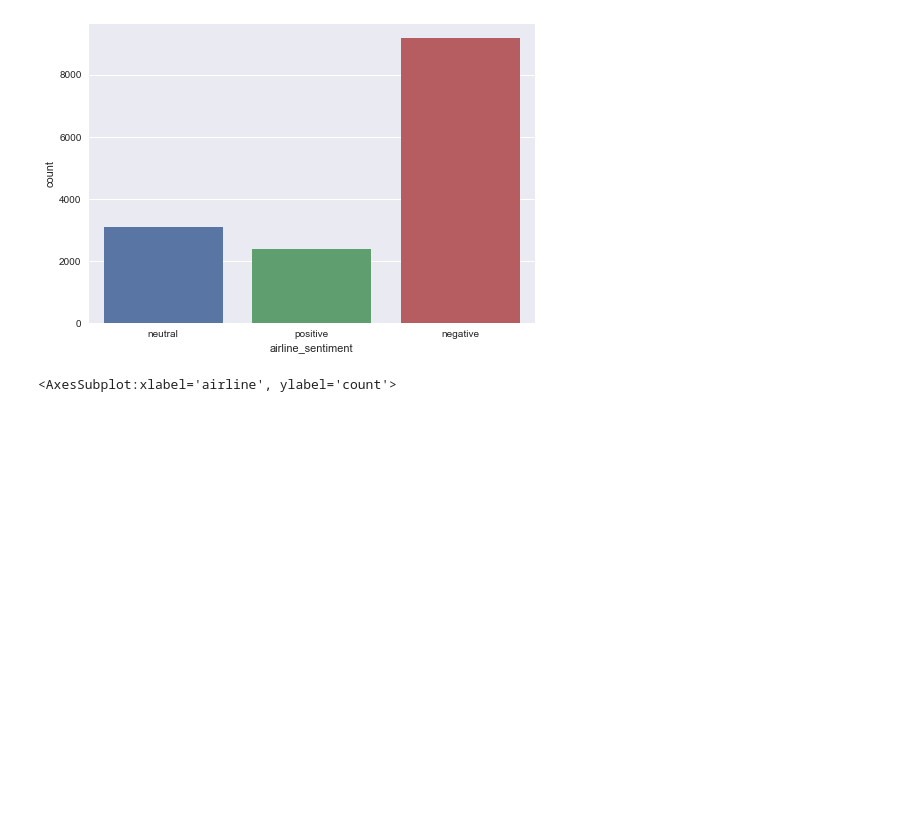
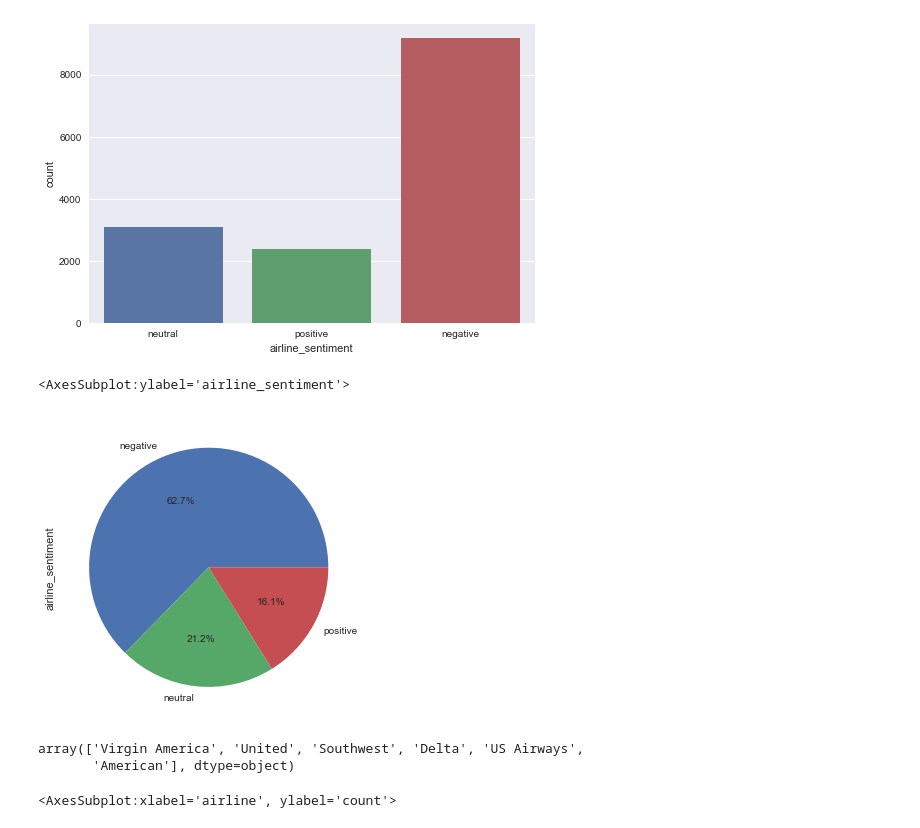
Before and after one commit to abideen-olawuwo/airline-twitter-sentiment, a Jupyter notebook: airline_sentimental_analysis.ipynb, the cells around one changed output. Cells and saved outputs as stored; diff of their text form; code cells hidden in the pictures; blank space fills up the shorter version.

```diff
--- a/airline_sentimental_analysis.ipynb
+++ b/airline_sentimental_analysis.ipynb
@@ -87,6 +112,17 @@ sns.countplot(x="airline_sentiment", data=df)
 # %% [output]
 <AxesSubplot:xlabel='airline_sentiment', ylabel='count'>
 [figure]
+# %%
+df['airline_sentiment'].value_counts().plot(kind='pie',autopct='%1.1f%%')
+# %% [output]
+<AxesSubplot:ylabel='airline_sentiment'>
+[figure, added]
+# %%
+# Unique values of sentiment
+df['airline'].unique()
+# %% [output]
+array(['Virgin America', 'United', 'Southwest', 'Delta', 'US Airways',
+       'American'], dtype=object)
 # %%
 plt.figure(figsize=(10,10))
 sns.countplot(x="airline", data=df)
```
Also changed, not shown: parts of 2 cells of this notebook.
